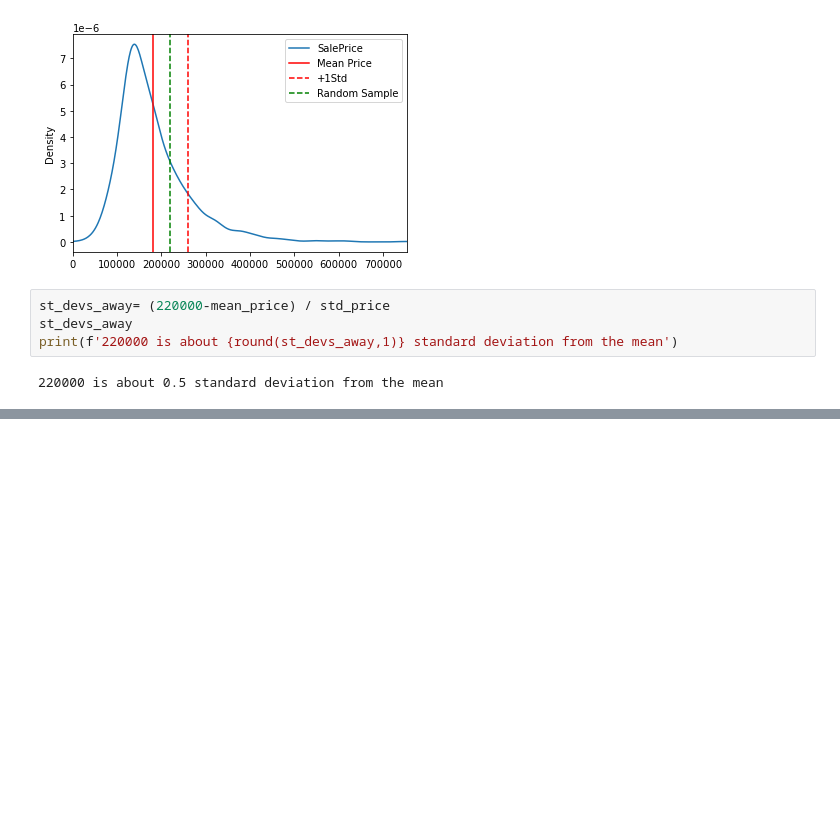
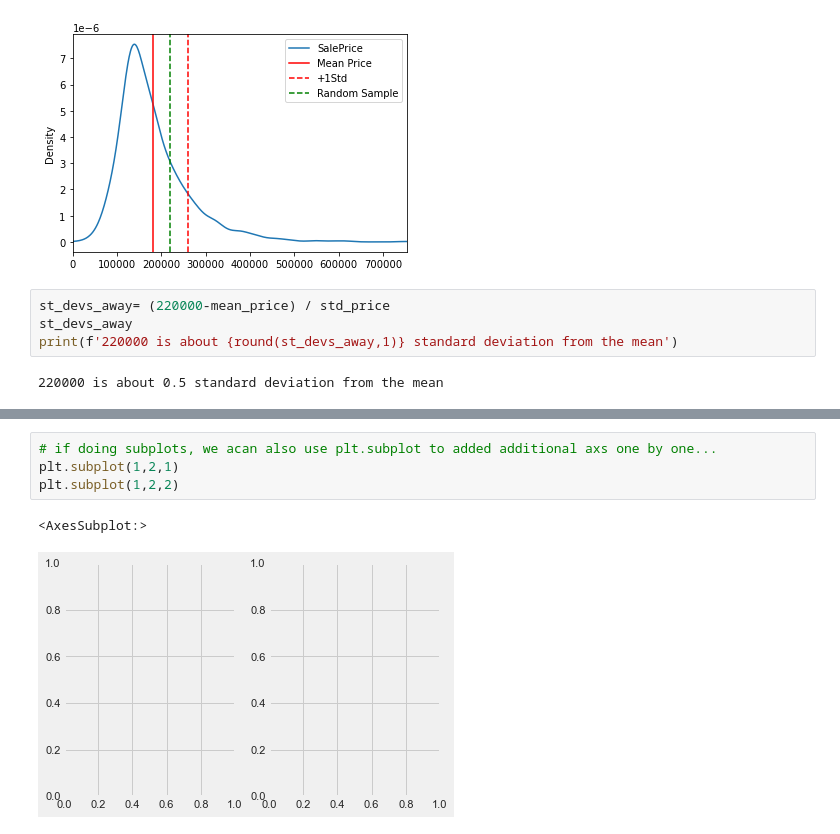
Before and after one commit to tongNJ/Dataquest-Online-Courses-2022, a Jupyter notebook: Statistics Intermediate - Z-scores.ipynb, the cells around one changed output, grey strips where cells are left out. Saved outputs shown, nothing was run; the diff lists cells and outputs as text; blank space fills up the shorter version.

```diff
--- a/Statistics Intermediate - Z-scores.ipynb
+++ b/Statistics Intermediate - Z-scores.ipynb
@@ -68,0 +180,7 @@ Z-scores can also be defined fairly easy for samples. For any value x in a sampl
+# %%
+# if doing subplots, we acan also use plt.subplot to added additional axs one by one...
+plt.subplot(1,2,1)
+plt.subplot(1,2,2)
+# %% [output]
+<AxesSubplot:>
+[figure, added]
```
Also changed, not shown: parts of 12 cells of this notebook, 2 other files.
